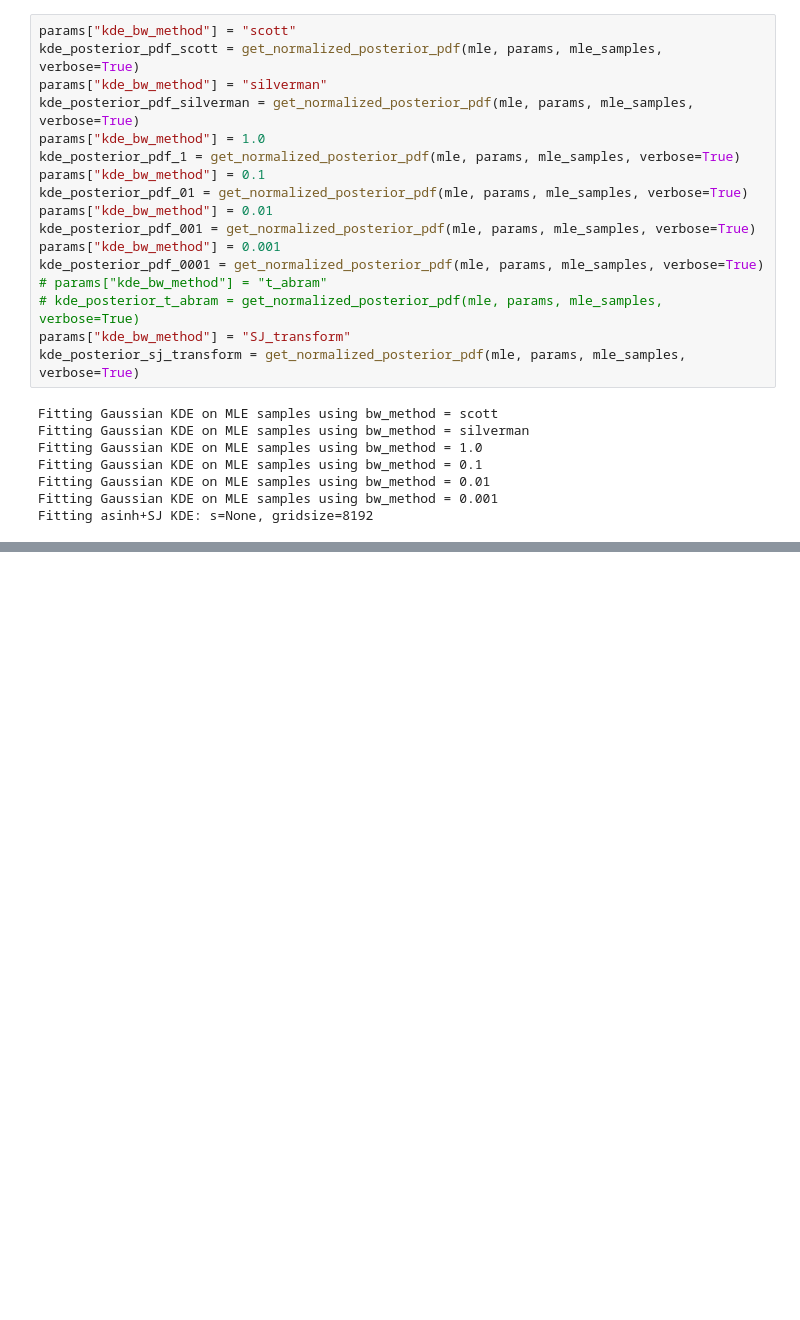
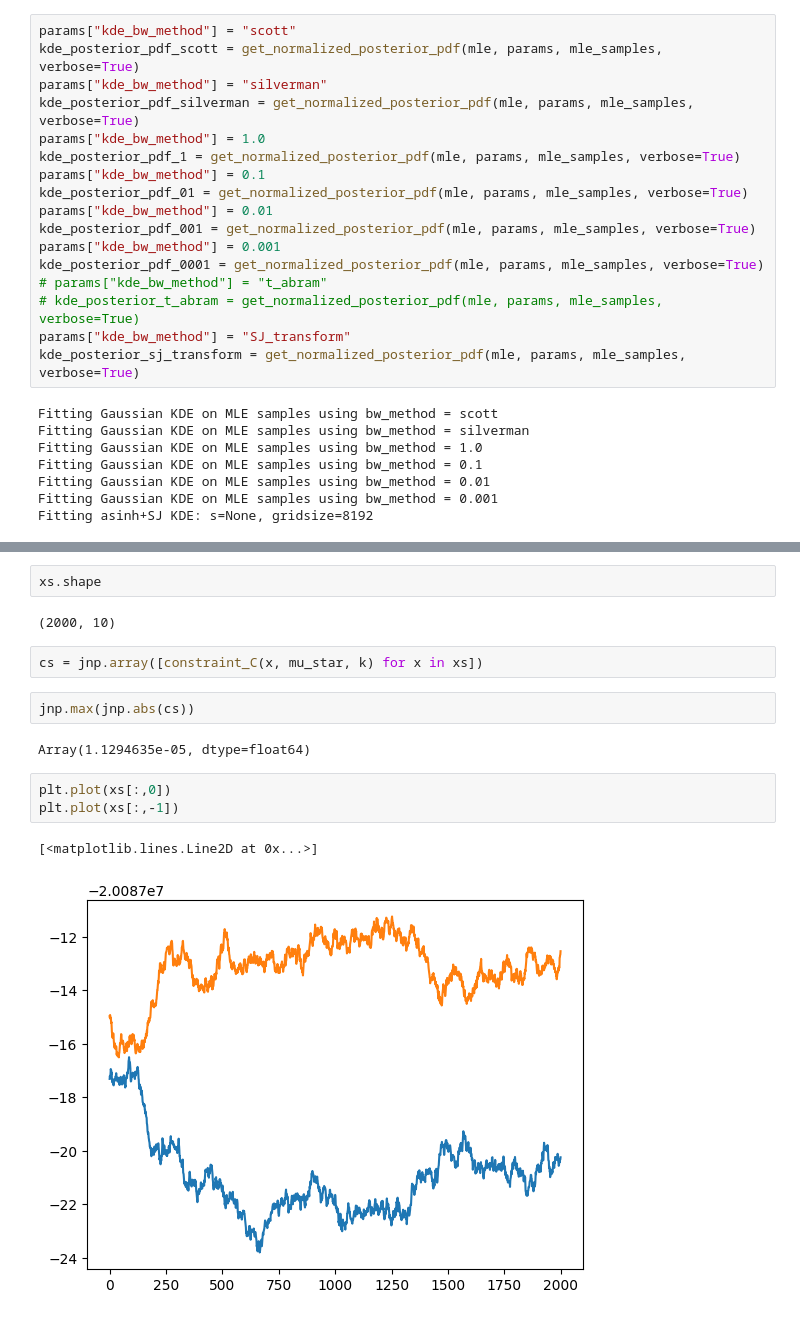
Before and after one commit to shlokmishra/student_t_mle, a Jupyter notebook: notebooks/loc_student.ipynb, the cells around one changed output, grey strips where cells are left out. Drawn from its saved outputs; the diff is of its cells as text; blank space fills up the shorter version.

```diff
--- a/notebooks/loc_student.ipynb
+++ b/notebooks/loc_student.ipynb
@@ -195,0 +396,16 @@ plt.show()
+# %%
+xs.shape
+# %% [output]
+(2000, 10)
+# %%
+cs = jnp.array([constraint_C(x, mu_star, k) for x in xs])
+# %%
+jnp.max(jnp.abs(cs))
+# %% [output]
+Array(1.1294635e-05, dtype=float64)
+# %%
+plt.plot(xs[:,0])
+plt.plot(xs[:,-1])
+# %% [output]
+[<matplotlib.lines.Line2D at 0x...>]
+[figure, added]
```
Also changed, not shown: parts of 11 cells of this notebook, 4 other files.
